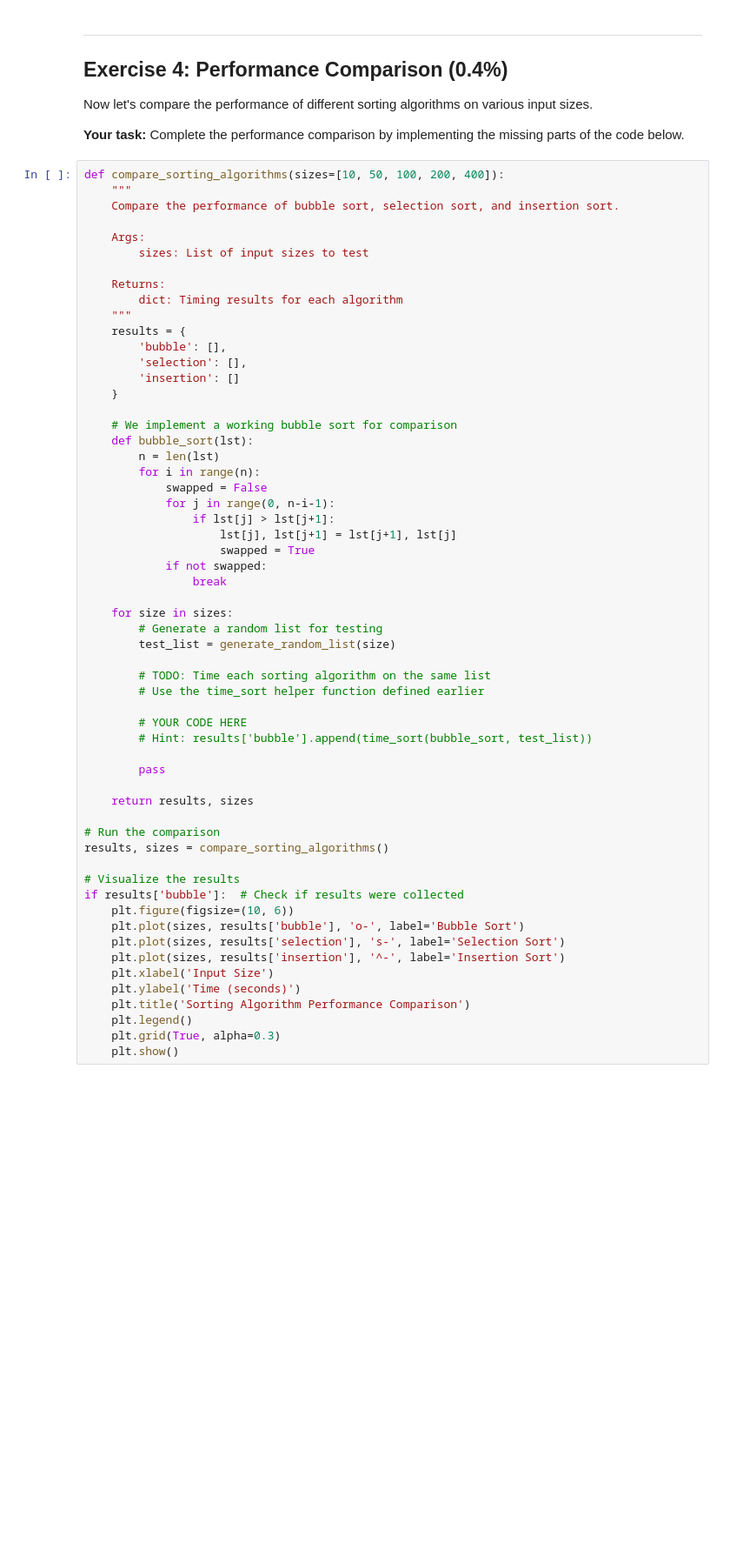
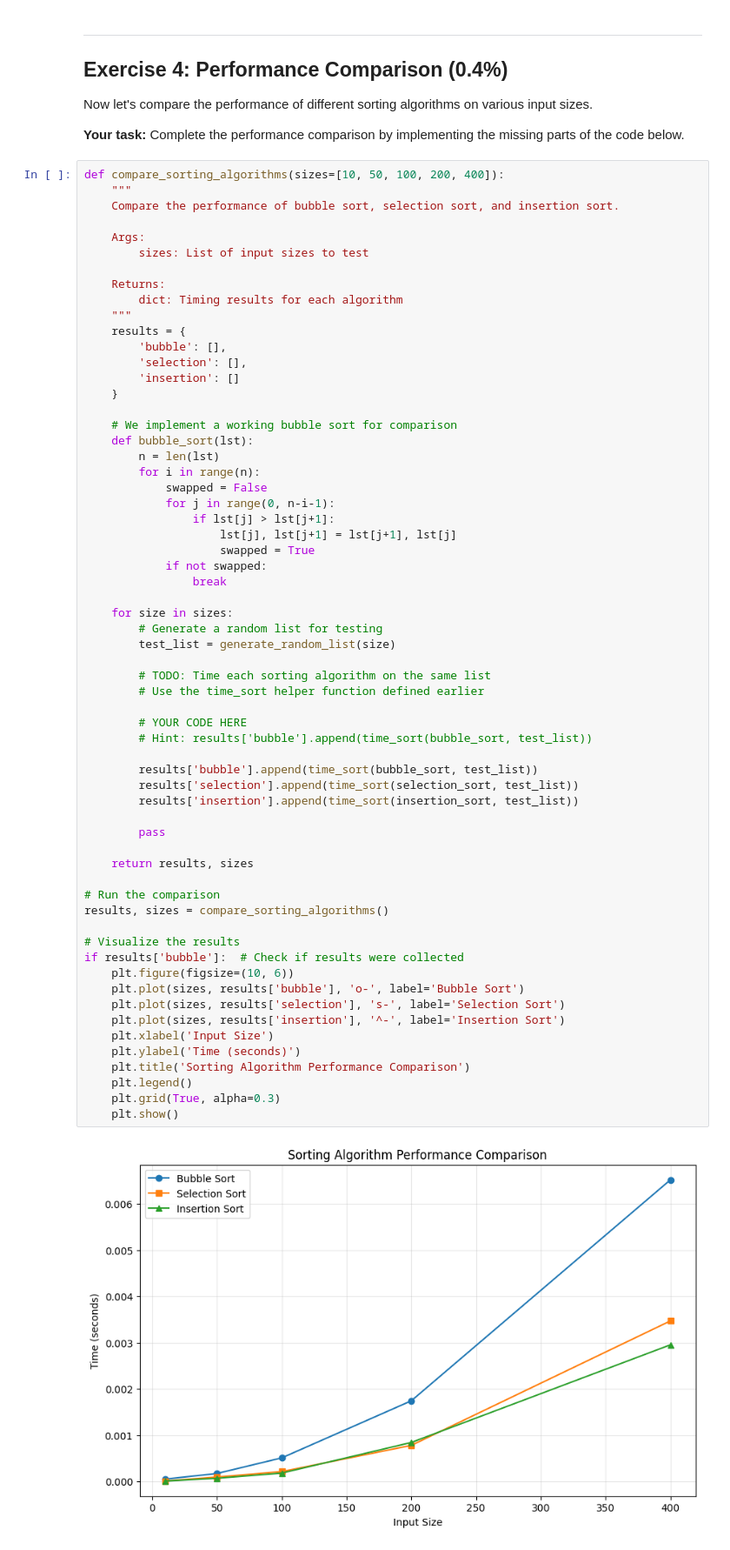
Before and after one commit to noa-may/swe-molecular-sciences, a Jupyter notebook: colab_lab1.ipynb, the cells around one changed output. Shown: that part at 87% size. Saved outputs shown, nothing was run; the diff lists cells and outputs as text; blank space fills up the shorter version.

```diff
--- a/colab_lab1.ipynb
+++ b/colab_lab1.ipynb
@@ -349,33 +349,39 @@ def compare_sorting_algorithms(sizes=[10, 50, 100, 200, 400]):
 
     for size in sizes:
         # Generate a random list for testing
         test_list = generate_random_list(size)
 
         # TODO: Time each sorting algorithm on the same list
         # Use the time_sort helper function defined earlier
 
         # YOUR CODE HERE
         # Hint: results['bubble'].append(time_sort(bubble_sort, test_list))
 
+        results['bubble'].append(time_sort(bubble_sort, test_list))
+        results['selection'].append(time_sort(selection_sort, test_list))
+        results['insertion'].append(time_sort(insertion_sort, test_list))
+
         pass
 
     return results, sizes
 
 # Run the comparison
 results, sizes = compare_sorting_algorithms()
 
 # Visualize the results
 if results['bubble']:  # Check if results were collected
     plt.figure(figsize=(10, 6))
     plt.plot(sizes, results['bubble'], 'o-', label='Bubble Sort')
     plt.plot(sizes, results['selection'], 's-', label='Selection Sort')
     plt.plot(sizes, results['insertion'], '^-', label='Insertion Sort')
     plt.xlabel('Input Size')
     plt.ylabel('Time (seconds)')
     plt.title('Sorting Algorithm Performance Comparison')
     plt.legend()
     plt.grid(True, alpha=0.3)
     plt.show()
+# %% [output]
+[figure, added]
 # %% [markdown]
 ---
 ## Exercise 5: Real-World Application - Student Grade Sorting (0.4%)
```
